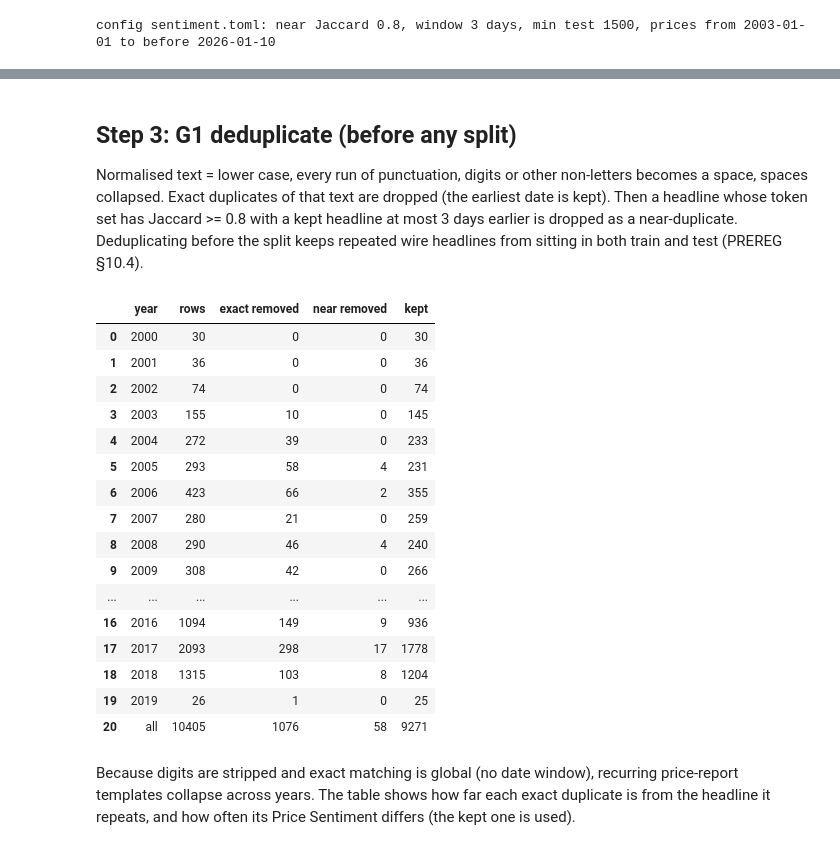
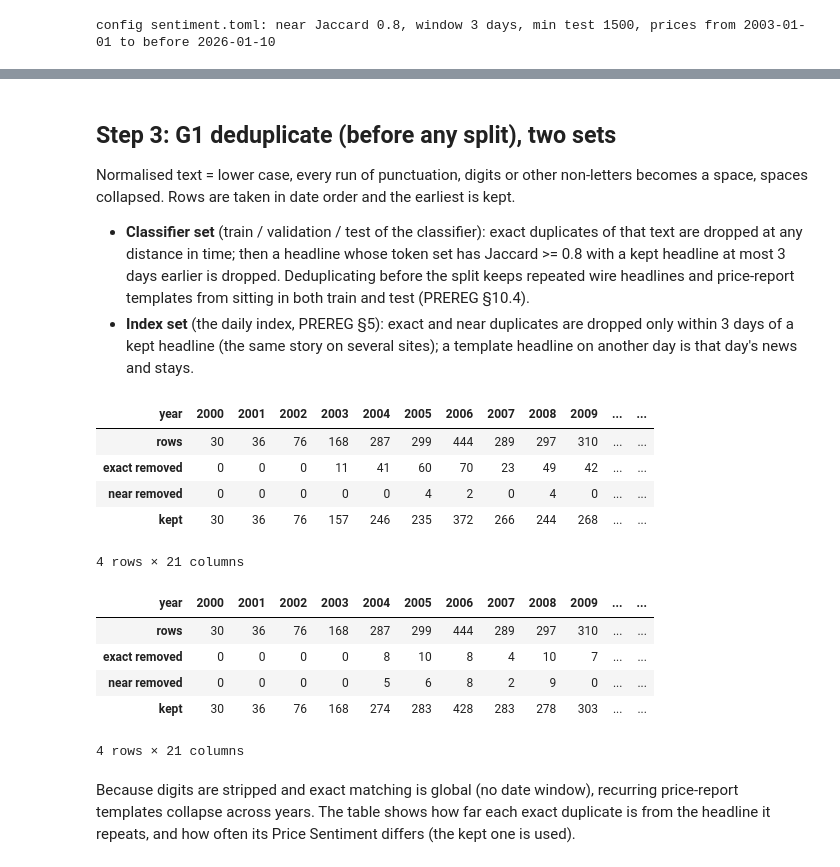
Before and after one commit to yazan-alsamman/ai-trading-analysis-system, a Jupyter notebook: ai-service/notebooks/sentiment/01_data_gates.ipynb, the cells around one changed output, grey strips where cells are left out. Drawn from its saved outputs; the diff is of its cells as text; code cells hidden in the pictures.

```diff
--- a/ai-service/notebooks/sentiment/01_data_gates.ipynb
+++ b/ai-service/notebooks/sentiment/01_data_gates.ipynb
@@ -91,33 +103,35 @@ plt.show()
 [figure]
 # %% [markdown]
-## Step 3: G1 deduplicate (before any split)
+## Step 3: G1 deduplicate (before any split), two sets
 
 Normalised text = lower case, every run of punctuation, digits or other non-letters becomes a
-space, spaces collapsed. Exact duplicates of that text are dropped (the earliest date is kept).
-Then a headline whose token set has Jaccard >= 0.8 with a kept headline at most 3 days earlier
-is dropped as a near-duplicate. Deduplicating before the split keeps repeated wire headlines
-from sitting in both train and test (PREREG §10.4).
+space, spaces collapsed. Rows are taken in date order and the earliest is kept.
+
+- **Classifier set** (train / validation / test of the classifier): exact duplicates of that
+  text are dropped at any distance in time; then a headline whose token set has Jaccard >= 0.8
+  with a kept headline at most 3 days earlier is dropped. Deduplicating before the split keeps
+  repeated wire headlines and price-report templates from sitting in both train and test
+  (PREREG §10.4).
+- **Index set** (the daily index, PREREG §5): exact and near duplicates are dropped only within
+  3 days of a kept headline (the same story on several sites); a template headline on another
+  day is that day's news and stays.
 # %%
 gold = sd.dedupe(gold, cfg.near_jaccard, cfg.window_days)
-sg.g1_table(gold)
+display(sg.g1_table(gold, "classifier").set_index("year").T)
+sg.g1_table(gold, "index").set_index("year").T
 # %% [output]
-|  | year | rows | exact removed | near removed | kept |
-| 0 | 2000 | 30 | 0 | 0 | 30 |
-| 1 | 2001 | 36 | 0 | 0 | 36 |
-| 2 | 2002 | 74 | 0 | 0 | 74 |
-| 3 | 2003 | 155 | 10 | 0 | 145 |
-| 4 | 2004 | 272 | 39 | 0 | 233 |
-| 5 | 2005 | 293 | 58 | 4 | 231 |
-| 6 | 2006 | 423 | 66 | 2 | 355 |
-| 7 | 2007 | 280 | 21 | 0 | 259 |
-| 8 | 2008 | 290 | 46 | 4 | 240 |
-| 9 | 2009 | 308 | 42 | 0 | 266 |
-| ... | ... | ... | ... | ... | ... |
-| 16 | 2016 | 1094 | 149 | 9 | 936 |
-| 17 | 2017 | 2093 | 298 | 17 | 1778 |
-| 18 | 2018 | 1315 | 103 | 8 | 1204 |
-| 19 | 2019 | 26 | 1 | 0 | 25 |
-| 20 | all | 10405 | 1076 | 58 | 9271 |
+| year | 2000 | 2001 | 2002 | 2003 | 2004 | 2005 | 2006 | 2007 | 2008 | 2009 | ... | ... |
+| rows | 30 | 36 | 76 | 168 | 287 | 299 | 444 | 289 | 297 | 310 | ... | ... |
+| exact removed | 0 | 0 | 0 | 11 | 41 | 60 | 70 | 23 | 49 | 42 | ... | ... |
+| near removed | 0 | 0 | 0 | 0 | 0 | 4 | 2 | 0 | 4 | 0 | ... | ... |
+| kept | 30 | 36 | 76 | 157 | 246 | 235 | 372 | 266 | 244 | 268 | ... | ... |
+4 rows × 21 columns
+| year | 2000 | 2001 | 2002 | 2003 | 2004 | 2005 | 2006 | 2007 | 2008 | 2009 | ... | ... |
+| rows | 30 | 36 | 76 | 168 | 287 | 299 | 444 | 289 | 297 | 310 | ... | ... |
+| exact removed | 0 | 0 | 0 | 0 | 8 | 10 | 8 | 4 | 10 | 7 | ... | ... |
+| near removed | 0 | 0 | 0 | 0 | 5 | 6 | 8 | 2 | 9 | 0 | ... | ... |
+| kept | 30 | 36 | 76 | 168 | 274 | 283 | 428 | 283 | 278 | 303 | ... | ... |
+4 rows × 21 columns
 # %% [markdown]
 Because digits are stripped and exact matching is global (no date window), recurring
 price-report templates collapse across years. The table shows how far each exact duplicate is from
```
Also changed, not shown: parts of 17 cells of this notebook, 8 other files.
